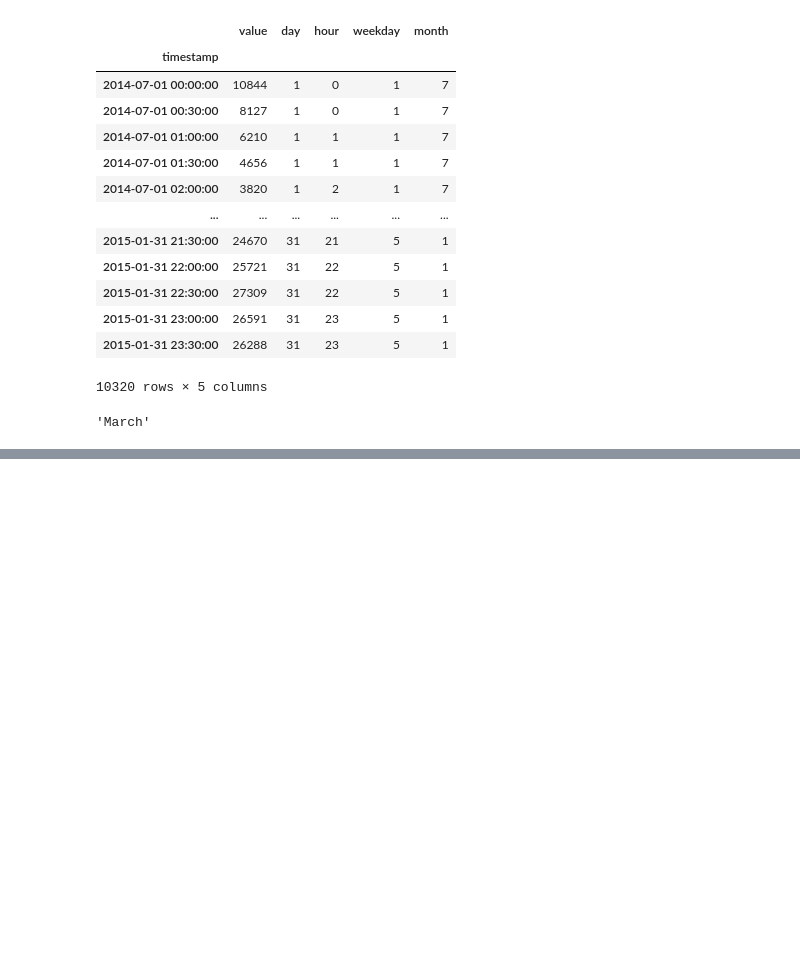
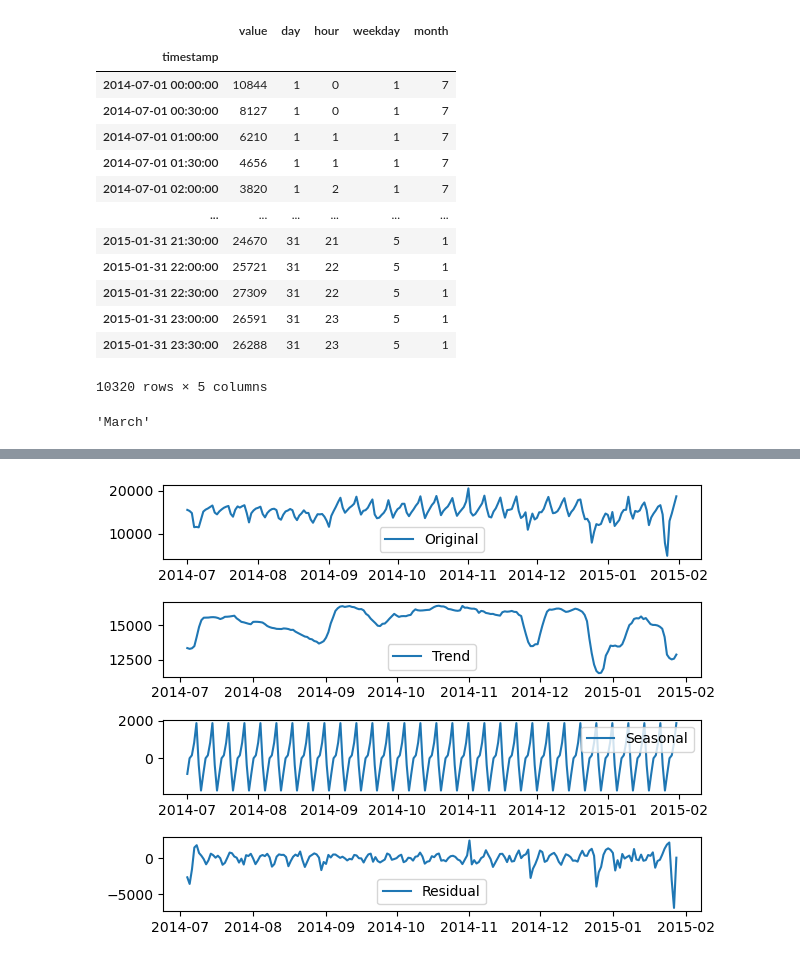
Before and after one commit to ShubhamMisar-12/NYC-Taxi-Traffic-Analysis, a Jupyter notebook: NYC Taxi Data Analysis.ipynb, the cells around one changed output, grey strips where cells are left out. Saved outputs shown, nothing was run; the diff lists cells and outputs as text; code cells hidden in the pictures; blank space fills up the shorter version.

```diff
--- a/NYC Taxi Data Analysis.ipynb
+++ b/NYC Taxi Data Analysis.ipynb
@@ -194,0 +197,37 @@ plt.show()
+# %%
+from statsmodels.tsa.seasonal import seasonal_decompose
+
+
+decomposed = seasonal_decompose(df["value"], model = 'additive')
+
+
+# Access the individual components
+trend = decomposed.trend
+seasonal = decomposed.seasonal
+residual = decomposed.resid
+
+# Plot the original time series
+plt.subplot(411)
+plt.plot(df["value"], label='Original')
+plt.legend()
+
+# Plot the trend component
+plt.subplot(412)
+plt.plot(trend, label='Trend')
+plt.legend()
+
+# Plot the seasonal component
+plt.subplot(413)
+plt.plot(seasonal, label='Seasonal')
+plt.legend()
+
+# Plot the residual component
+plt.subplot(414)
+plt.plot(residual, label='Residual')
+plt.legend()
+
+# Adjust the layout and display the plot
+plt.tight_layout()
+plt.show()
+# %% [output]
+[figure, added]
```
Also changed, not shown: parts of 18 cells of this notebook.
